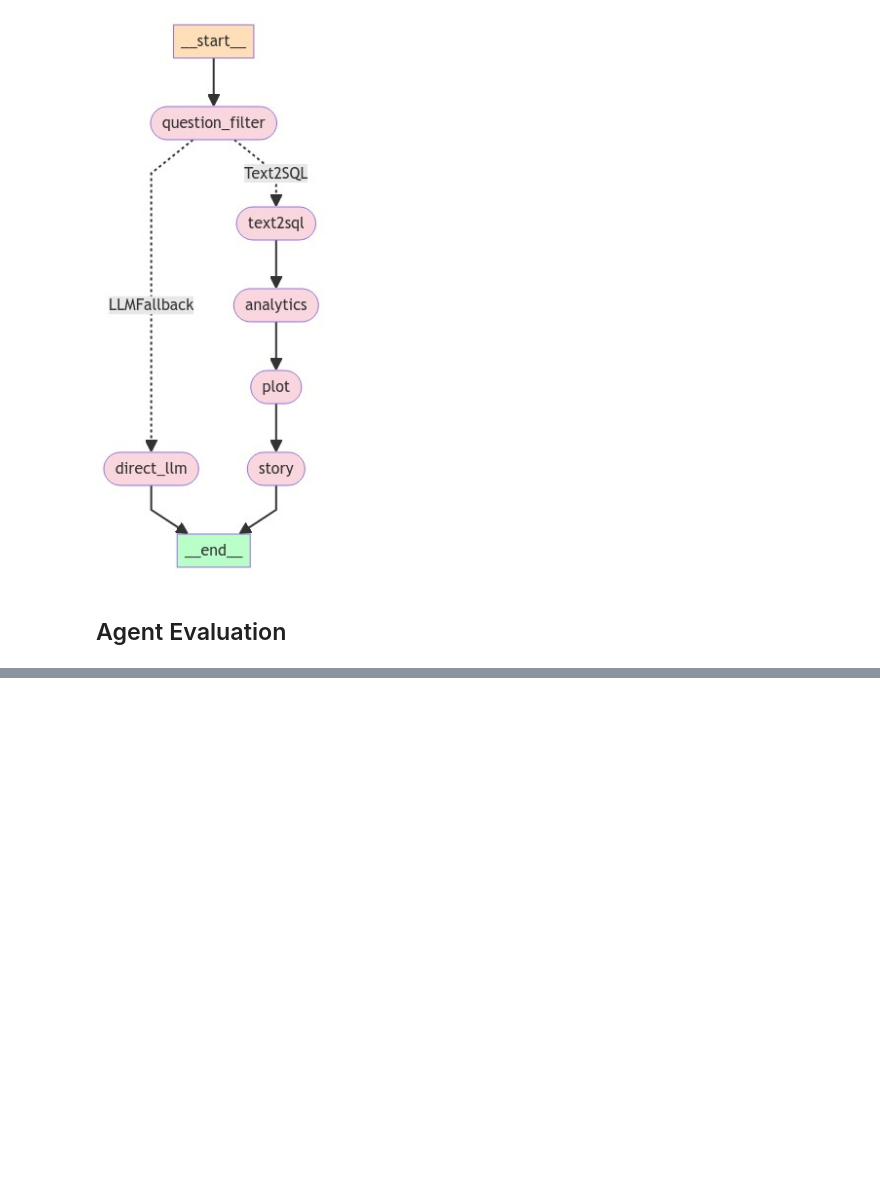
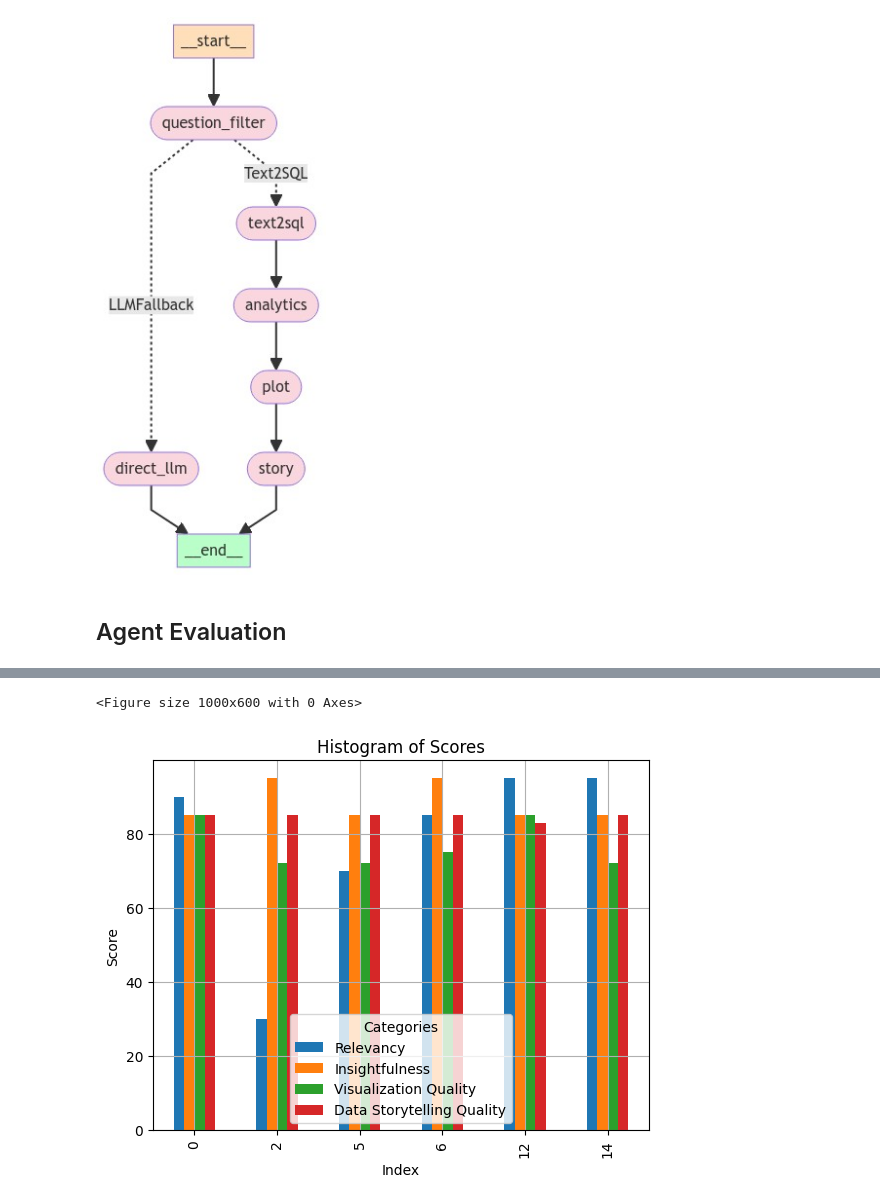
Before and after one commit to safdarian/llm-project, a Jupyter notebook: report.ipynb, the cells around one changed output, grey strips where cells are left out. Drawn from its saved outputs; the diff is of its cells as text; code cells hidden in the pictures; blank space fills up the shorter version.

```diff
--- a/report.ipynb
+++ b/report.ipynb
@@ -42,0 +78,3 @@ for eval_dir in eval_dirs[:1]:
+# %%
+import pandas as pd
+df = pd.read_excel('evaluation.xlsx')
@@ -42,0 +114,18 @@ for eval_dir in eval_dirs[:1]:
+# %%
+import matplotlib.pyplot as plt
+import pandas as pd
+
+df_non_zero = df[(df.T != 0).any()]
+
+# Plot histogram
+plt.figure(figsize=(10, 6))
+df_non_zero.plot(kind='bar', stacked=False)
+plt.xlabel("Index")
+plt.ylabel("Score")
+plt.title("Histogram of Scores")
+plt.legend(title="Categories")
+plt.grid(True)
+plt.show()
+# %% [output]
+<Figure size 1000x600 with 0 Axes>
+[figure, added]
```
Also changed, not shown: parts of 9 cells of this notebook, 1 other file.
